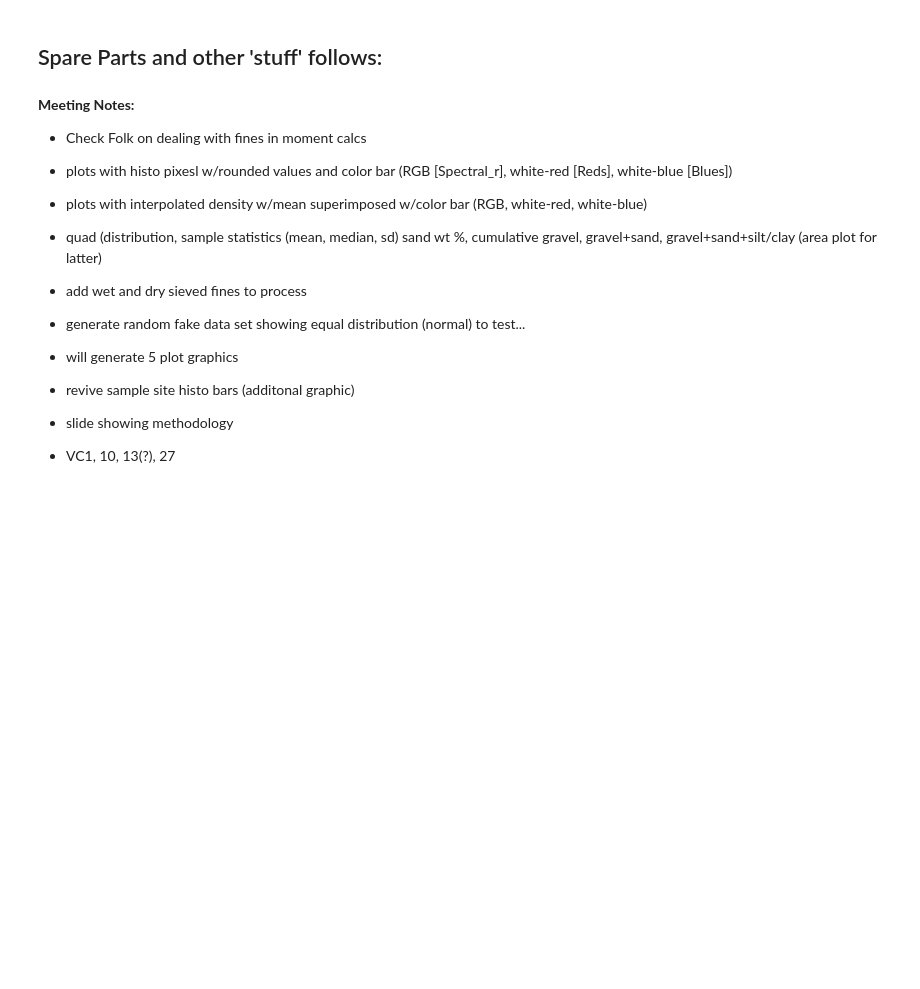
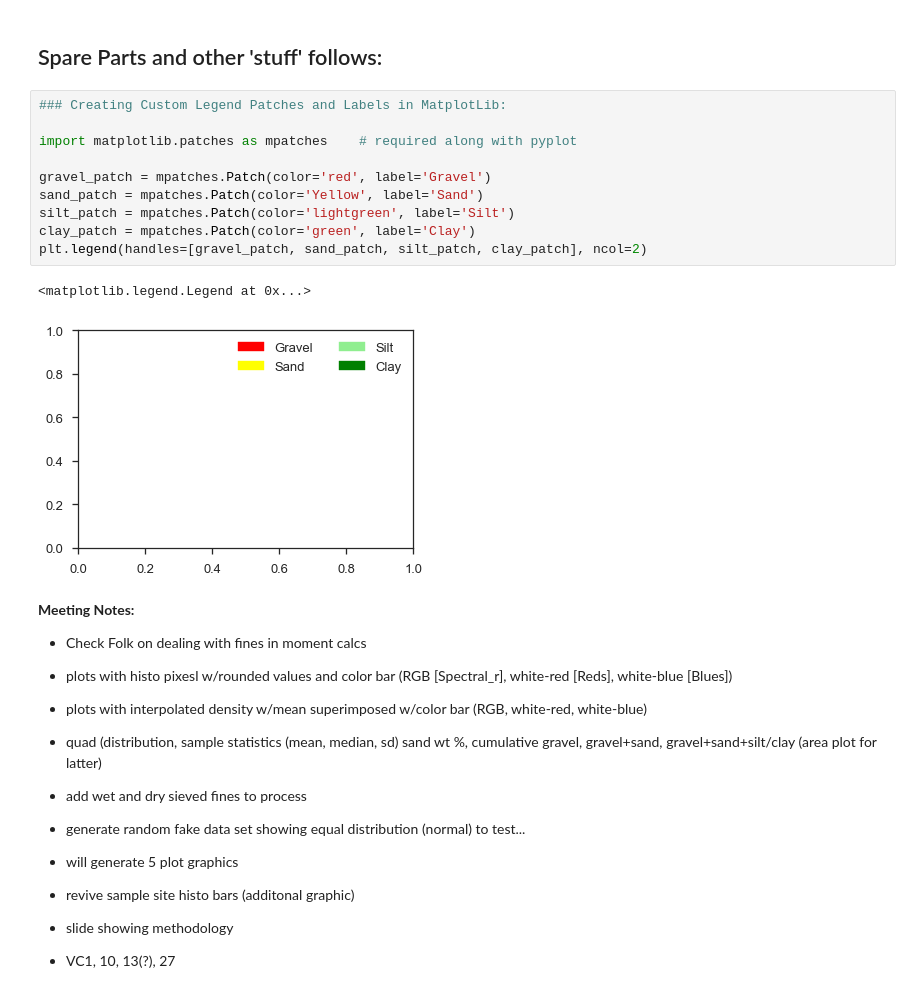
Before and after one commit to pjparis/BOEM_NC_Shelf_Survey, a Jupyter notebook: ipynb/BOEM - Differentiated (Sieved) Sand Fraction Analysis.ipynb, the cells around one changed output. Saved outputs shown, nothing was run; the diff lists cells and outputs as text; blank space fills up the shorter version.

```diff
--- a/ipynb/BOEM - Differentiated (Sieved) Sand Fraction Analysis.ipynb
+++ b/ipynb/BOEM - Differentiated (Sieved) Sand Fraction Analysis.ipynb
@@ -372,6 +404,19 @@ plt.savefig('/Users/paulp/GoogleDrive/projects/BOEM/graphics/wetDrySievedCores/s
 # The End.
 # %% [markdown]
 ## Spare Parts and other 'stuff' follows:
+# %%
+### Creating Custom Legend Patches and Labels in MatplotLib:
+
+import matplotlib.patches as mpatches    # required along with pyplot
+
+gravel_patch = mpatches.Patch(color='red', label='Gravel')
+sand_patch = mpatches.Patch(color='Yellow', label='Sand')
+silt_patch = mpatches.Patch(color='lightgreen', label='Silt')
+clay_patch = mpatches.Patch(color='green', label='Clay')
+plt.legend(handles=[gravel_patch, sand_patch, silt_patch, clay_patch], ncol=2)
+# %% [output]
+<matplotlib.legend.Legend at 0x...>
+[figure, added]
 # %% [markdown]
 **Meeting Notes:**
 - Check Folk on dealing with fines in moment calcs
```
Also changed, not shown: parts of 14 cells of this notebook, 25 other files.
